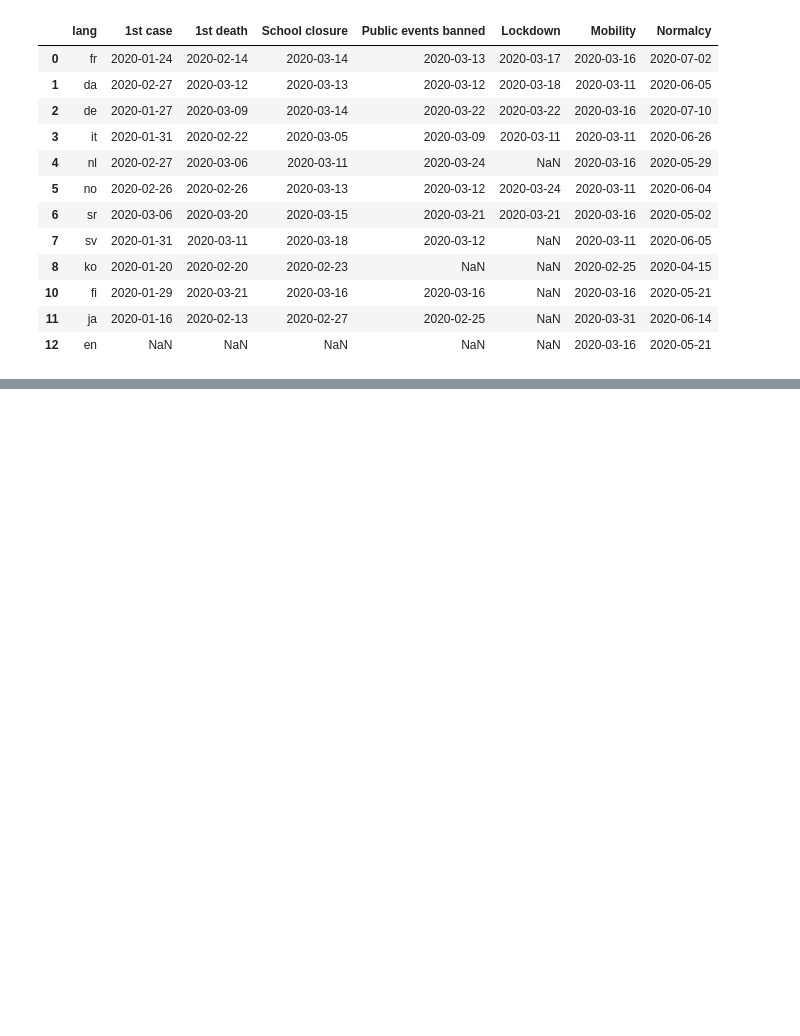
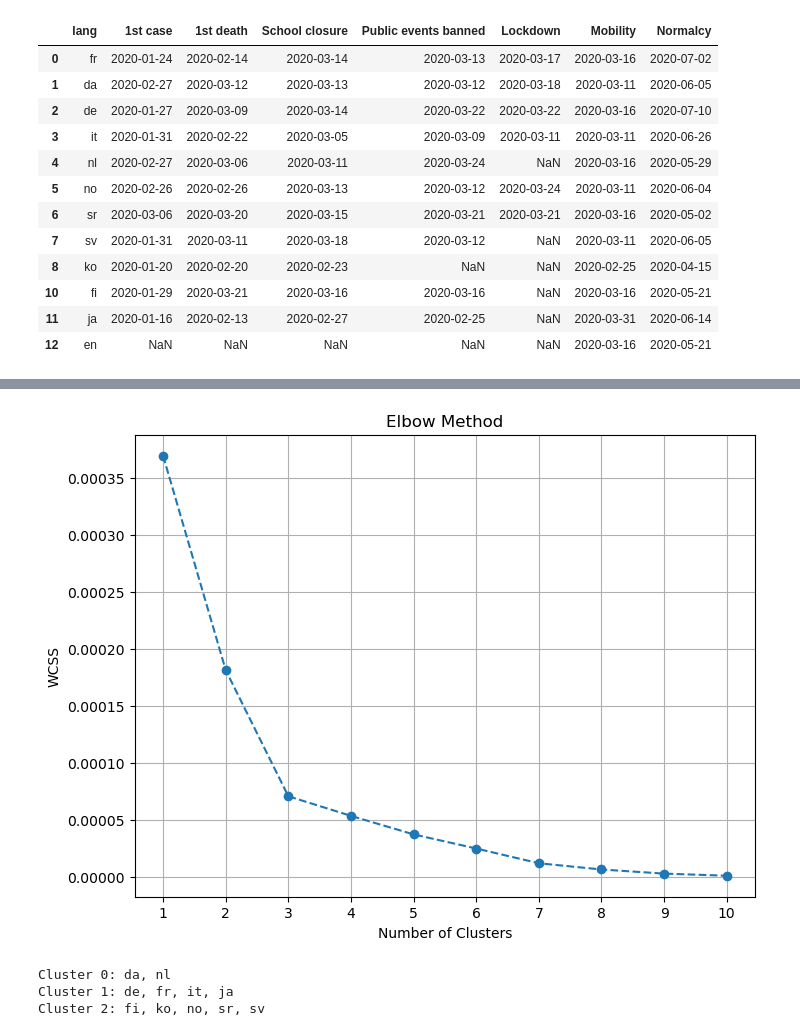
Before and after one commit to epfl-ada/ada-2023-project-mandarinecorp, a Jupyter notebook: Analysis_V0.ipynb, the cells around one changed output, grey strips where cells are left out. Cells and saved outputs as stored; diff of their text form; code cells hidden in the pictures; blank space fills up the shorter version.

Commit message:
clustering

```diff
--- a/Analysis_V0.ipynb
+++ b/Analysis_V0.ipynb
@@ -149,0 +147,18 @@ ValueError: Operands are not aligned. Do `left, right = left.align(right, axis=1
+# %%
+#Filter the code to get topics present in all language
+
+article_counts = before_threshold_all.groupby('subject')['code'].nunique()
+articles_to_keep = article_counts[article_counts == before_threshold_all['code'].nunique()].index.tolist()
+before_threshold_all_filtered = before_threshold_all[before_threshold_all['subject'].isin(articles_to_keep)]
+
+article_counts = between_thresholds_all.groupby('subject')['code'].nunique()
+articles_to_keep = article_counts[article_counts == between_thresholds_all['code'].nunique()].index.tolist()
+between_thresholds_all_filtered = between_thresholds_all[between_thresholds_all['subject'].isin(articles_to_keep)]
+
+article_counts = after_threshold_all.groupby('subject')['code'].nunique()
+articles_to_keep = article_counts[article_counts == after_threshold_all['code'].nunique()].index.tolist()
+after_threshold_all_filtered = after_threshold_all[after_threshold_all['subject'].isin(articles_to_keep)]
+# %%
+fraction_views_lang_before = compute_fraction_per_lang(before_threshold_all_filtered)
+fraction_views_lang_between = compute_fraction_per_lang(between_thresholds_all_filtered)
+fraction_views_lang_after = compute_fraction_per_lang(after_threshold_all_filtered)
@@ -149,0 +190,42 @@ ValueError: Operands are not aligned. Do `left, right = left.align(right, axis=1
+# %%
+fraction_views_lang_before_delta_t = compute_fraction_per_delta_t(before_threshold_all_filtered)
+# %%
+mean_fraction_logs = fraction_views_lang_before_delta_t.groupby(['subject', 'code'])['fraction_of_views'].mean().reset_index()
+fraction_of_logs_df = pd.merge(fraction_views_lang_before, mean_fraction_logs, on=['subject', 'code'], suffixes=('', '_mean'))
+
+fraction_of_logs_df['adjusted_fraction_of_logs'] = fraction_of_logs_df['fraction_of_views'] - fraction_of_logs_df['fraction_of_views_mean']
+# %%
+wcss = []
+
+# Arr is a matrix of fraction of views per language per article for each country
+arr = np.vstack(fraction_of_logs_df.groupby('code')['adjusted_fraction_of_logs'].apply(lambda x: x.to_numpy()).to_numpy()).astype(float)
+
+for i in range(1, 11):  # Trying different numbers of clusters from 1 to 10
+    kmeans = KMeans(n_clusters=i, init='k-means++', random_state=42, n_init= 10)
+    kmeans.fit(arr)
+    wcss.append(kmeans.inertia_)  # Inertia is the within-cluster sum of squares
+
+# Plotting the elbow curve
+plt.figure(figsize=(8, 6))
+plt.plot(range(1, 11), wcss, marker='o', linestyle='--')
+plt.title('Elbow Method')
+plt.xlabel('Number of Clusters')
+plt.ylabel('WCSS')
+plt.xticks(np.arange(1, 11, 1))  # Setting x-axis ticks from 1 to 10
+plt.grid()
+# %% [output]
+[figure, added]
+# %%
+NB_CLUSTER = 3
+
+arr = np.vstack(fraction_of_logs_df.groupby('code')['fraction_of_views'].apply(lambda x: x.to_numpy()).to_numpy()).astype(float)
+clusters = compute_cluster(arr, NB_CLUSTER)
+lang_clusters = pd.DataFrame({'Cluster_Labels': clusters, 'Country_Codes': fraction_of_logs_df['code'].unique()})
+
+for cluster_label, group in lang_clusters.groupby('Cluster_Labels'):
+    country_names = ', '.join(group['Country_Codes'])
+    print(f'Cluster {cluster_label}: {country_names}')
+# %% [output]
+Cluster 0: da, nl
+Cluster 1: de, fr, it, ja
+Cluster 2: fi, ko, no, sr, sv
```
Also changed, not shown: parts of 21 cells of this notebook.
